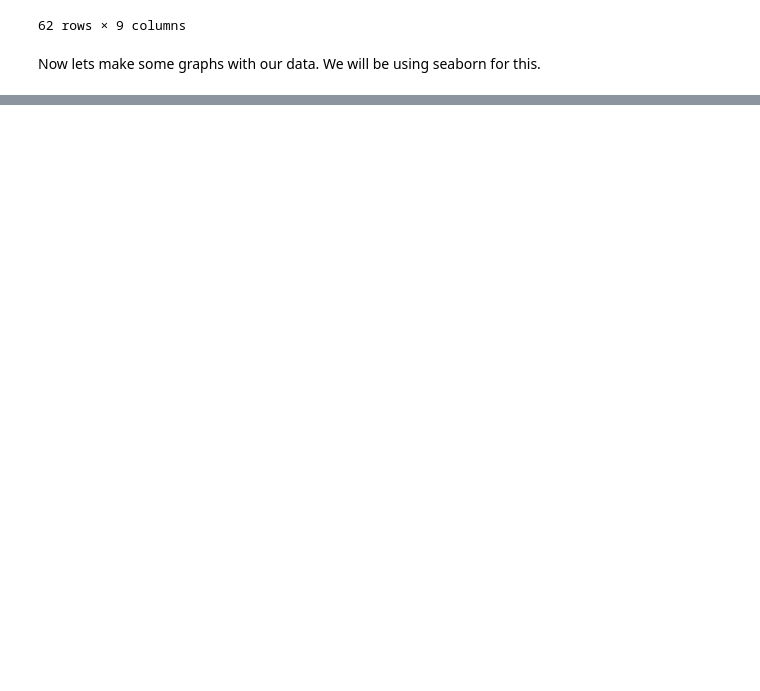
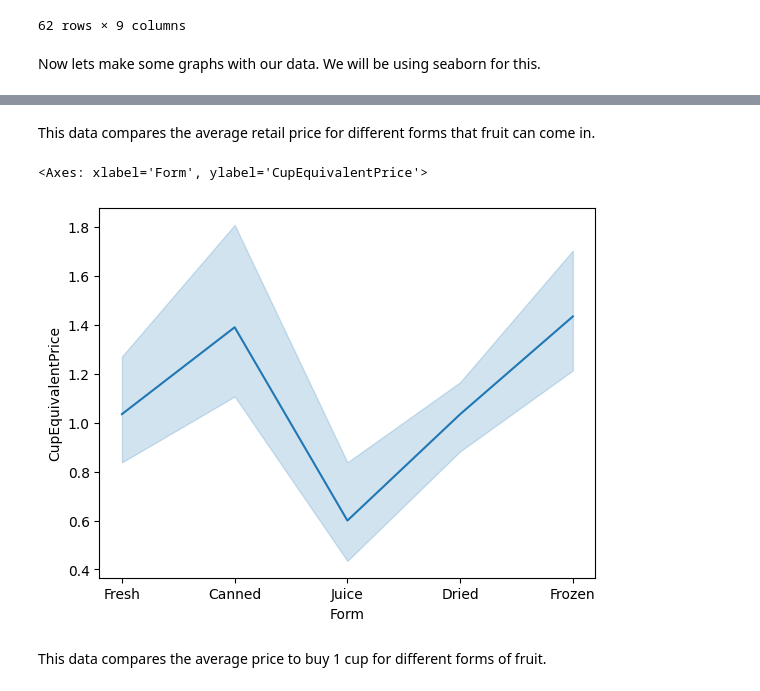
Before and after one commit to aelliott26/ITE140, a Jupyter notebook: Jupyter_Notebooks/PandaPractice.ipynb, the cells around one changed output, grey strips where cells are left out. Drawn from its saved outputs; the diff is of its cells as text; code cells hidden in the pictures; blank space fills up the shorter version.

```diff
--- a/Jupyter_Notebooks/PandaPractice.ipynb
+++ b/Jupyter_Notebooks/PandaPractice.ipynb
@@ -181,0 +206,9 @@ URLError: <urlopen error [SSL: CERTIFICATE_VERIFY_FAILED] certificate verify fai
+# %% [markdown]
+This data compares the average retail price for different forms that fruit can come in.
+# %%
+sns.lineplot(data=array2,x="Form",y="CupEquivalentPrice")
+# %% [output]
+<Axes: xlabel='Form', ylabel='CupEquivalentPrice'>
+[figure, added]
+# %% [markdown]
+This data compares the average price to buy 1 cup for different forms of fruit.
```
Also changed, not shown: parts of 8 cells of this notebook.
